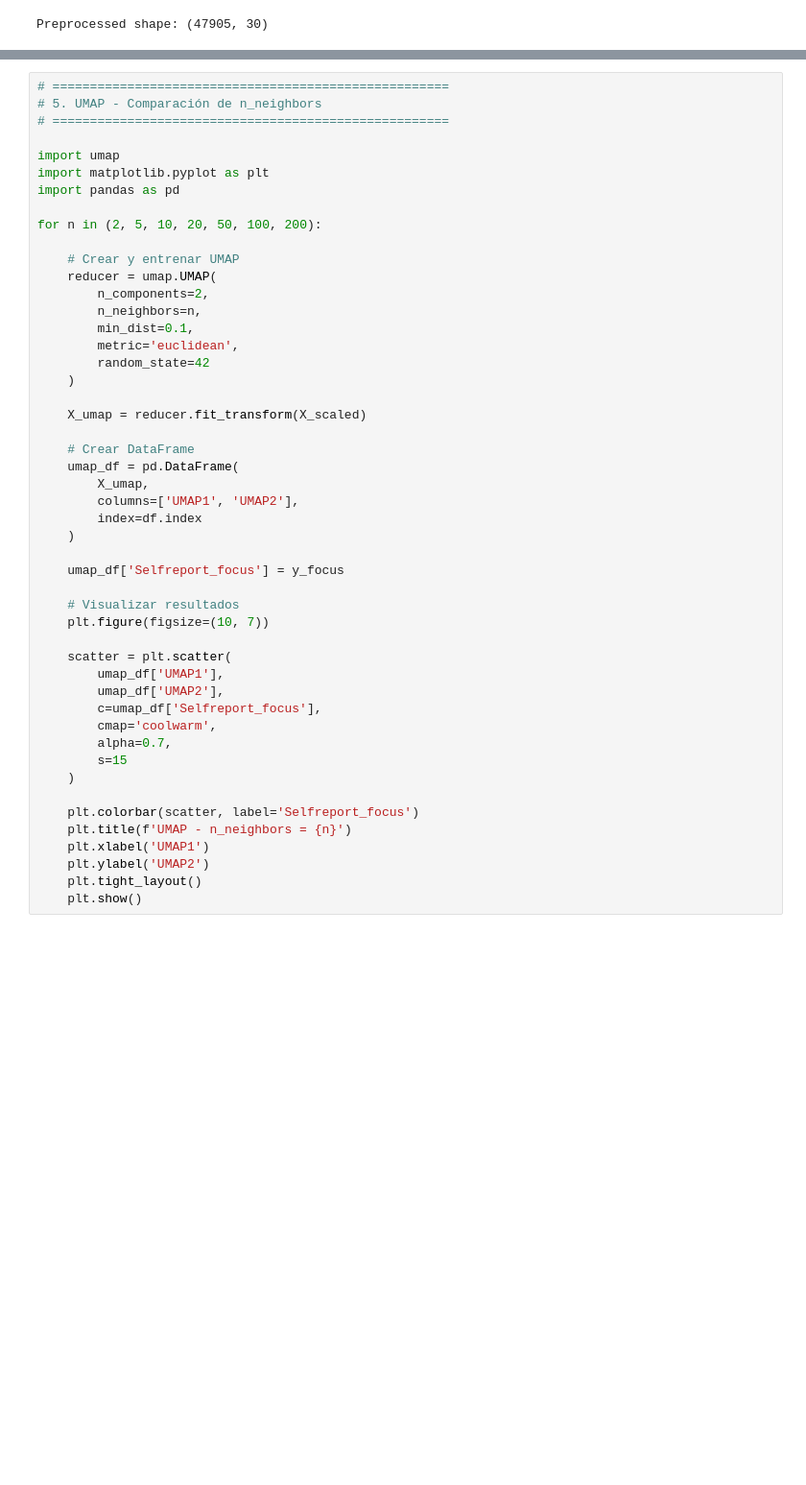
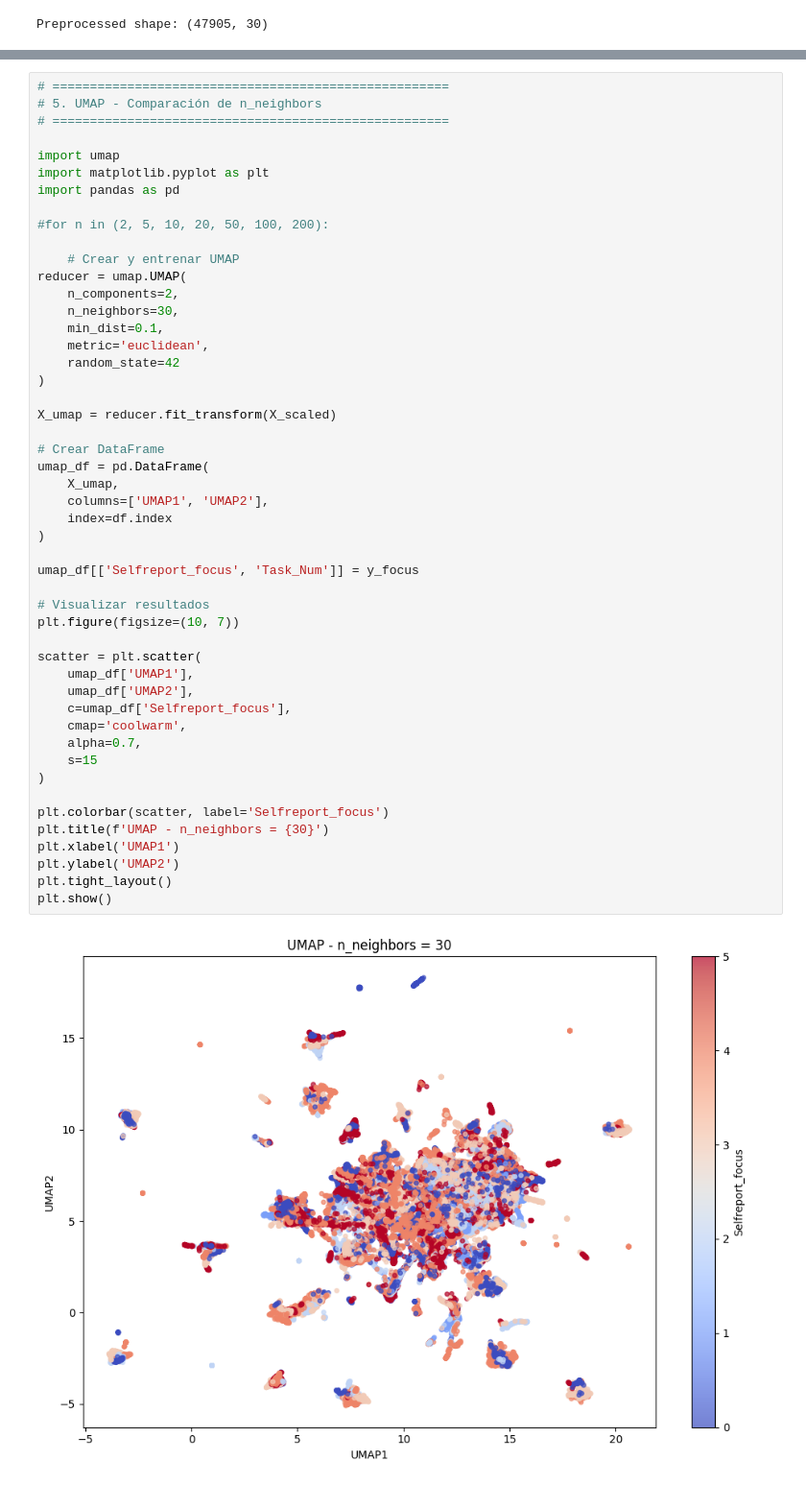
Before and after one commit to mykrex/IFE-Model, a Jupyter notebook: Dimentionalities.ipynb, the cells around one changed output, grey strips where cells are left out. Shown at 96% size. Cells and saved outputs as stored; diff of their text form; blank space fills up the shorter version.

```diff
--- a/Dimentionalities.ipynb
+++ b/Dimentionalities.ipynb
@@ -164,52 +164,54 @@ BVP                   0.000557 -0.000971
 # %%
 # =====================================================
 # 5. UMAP - Comparación de n_neighbors
 # =====================================================
 
 import umap
 import matplotlib.pyplot as plt
 import pandas as pd
 
-for n in (2, 5, 10, 20, 50, 100, 200):
+#for n in (2, 5, 10, 20, 50, 100, 200):
 
     # Crear y entrenar UMAP
-    reducer = umap.UMAP(
-        n_components=2,
-        n_neighbors=n,
-        min_dist=0.1,
-        metric='euclidean',
-        random_state=42
-    )
+reducer = umap.UMAP(
+    n_components=2,
+    n_neighbors=30,
+    min_dist=0.1,
+    metric='euclidean',
+    random_state=42
+)
 
-    X_umap = reducer.fit_transform(X_scaled)
+X_umap = reducer.fit_transform(X_scaled)
 
-    # Crear DataFrame
-    umap_df = pd.DataFrame(
-        X_umap,
-        columns=['UMAP1', 'UMAP2'],
-        index=df.index
-    )
+# Crear DataFrame
+umap_df = pd.DataFrame(
+    X_umap,
+    columns=['UMAP1', 'UMAP2'],
+    index=df.index
+)
 
-    umap_df['Selfreport_focus'] = y_focus
+umap_df[['Selfreport_focus', 'Task_Num']] = y_focus
 
-    # Visualizar resultados
-    plt.figure(figsize=(10, 7))
+# Visualizar resultados
+plt.figure(figsize=(10, 7))
 
-    scatter = plt.scatter(
-        umap_df['UMAP1'],
-        umap_df['UMAP2'],
-        c=umap_df['Selfreport_focus'],
-        cmap='coolwarm',
-        alpha=0.7,
-        s=15
-    )
+scatter = plt.scatter(
+    umap_df['UMAP1'],
+    umap_df['UMAP2'],
+    c=umap_df['Selfreport_focus'],
+    cmap='coolwarm',
+    alpha=0.7,
+    s=15
+)
 
-    plt.colorbar(scatter, label='Selfreport_focus')
-    plt.title(f'UMAP - n_neighbors = {n}')
-    plt.xlabel('UMAP1')
-    plt.ylabel('UMAP2')
-    plt.tight_layout()
-    plt.show()
+plt.colorbar(scatter, label='Selfreport_focus')
+plt.title(f'UMAP - n_neighbors = {30}')
+plt.xlabel('UMAP1')
+plt.ylabel('UMAP2')
+plt.tight_layout()
+plt.show()
+# %% [output]
+[figure, added]
 # %%
 
 # =====================================================
```
Also changed, not shown: parts of 7 cells of this notebook, 1 other file.
